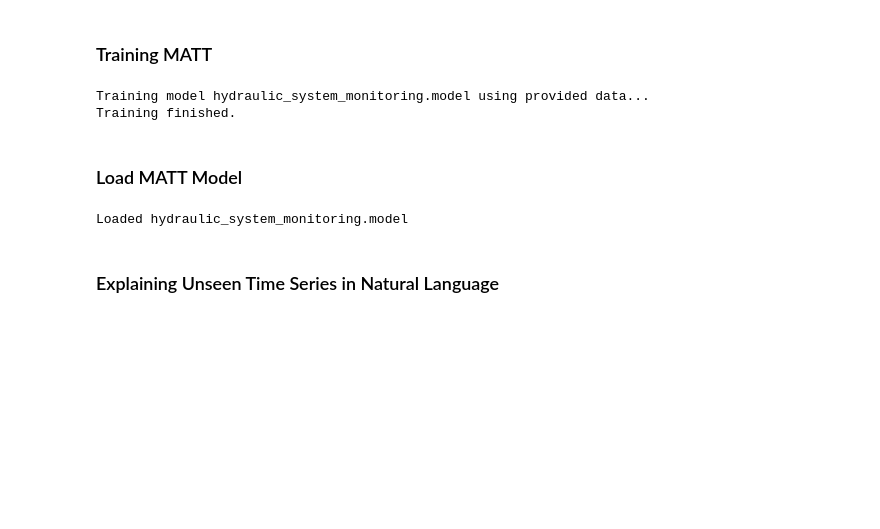
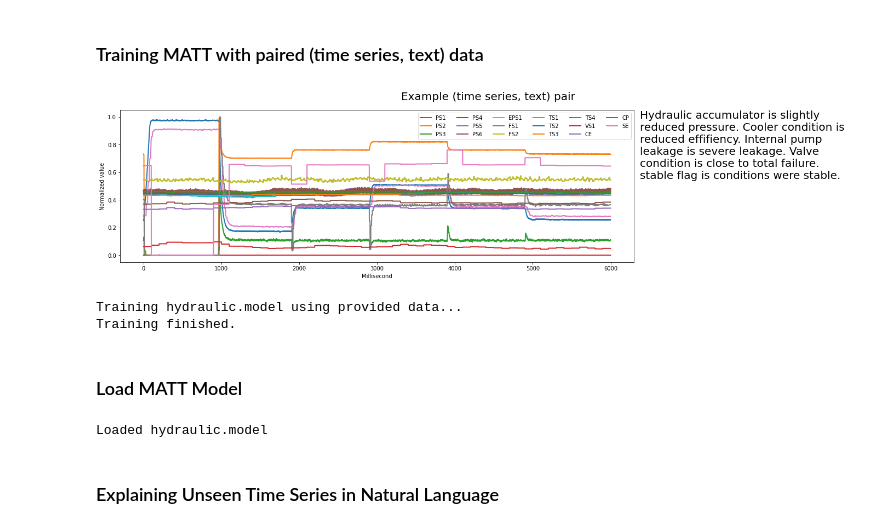
Before and after one commit to mistycheney/matt_demo, a Jupyter notebook: matt_demo_hydraulic_ui.ipynb, the cells around one changed output. Cells and saved outputs as stored; diff of their text form; code cells hidden in the pictures; blank space fills up the shorter version.

```diff
--- a/matt_demo_hydraulic_ui.ipynb
+++ b/matt_demo_hydraulic_ui.ipynb
@@ -9,16 +6,20 @@ The autoreload extension is already loaded. To reload it, use:
 # %% [markdown]
-### Training MATT
+### Training MATT with paired (time series, text) data
+# %%
+data = load_data('hydraulic')
+# %% [output]
+[figure, added]
 # %%
-train_model(data=None, output_model='hydraulic_system_monitoring.model')
+train_model(data, output_model='hydraulic.model')
 # %% [output]
-Training model hydraulic_system_monitoring.model using provided data...
+Training hydraulic.model using provided data...
 Training finished.
 # %% [markdown]
 ### Load MATT Model
 # %%
-model = load_model('hydraulic_system_monitoring.model')
+model = load_model('hydraulic.model')
 # %% [output]
-Loaded hydraulic_system_monitoring.model
+Loaded hydraulic.model
 # %% [markdown]
 ### Explaining Unseen Time Series in Natural Language
 # %%
```
Also changed, not shown: parts of 1 cell of this notebook, 1 other file.
